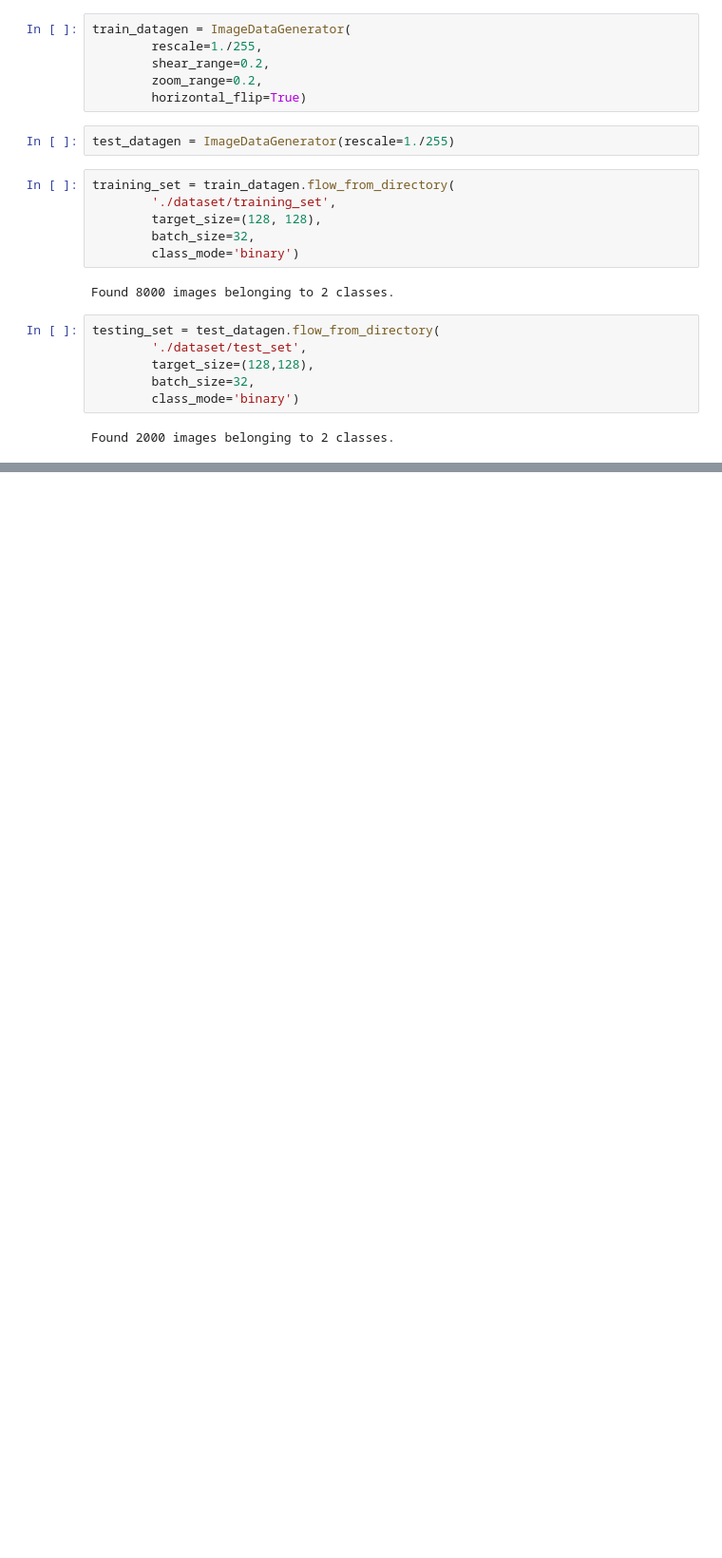
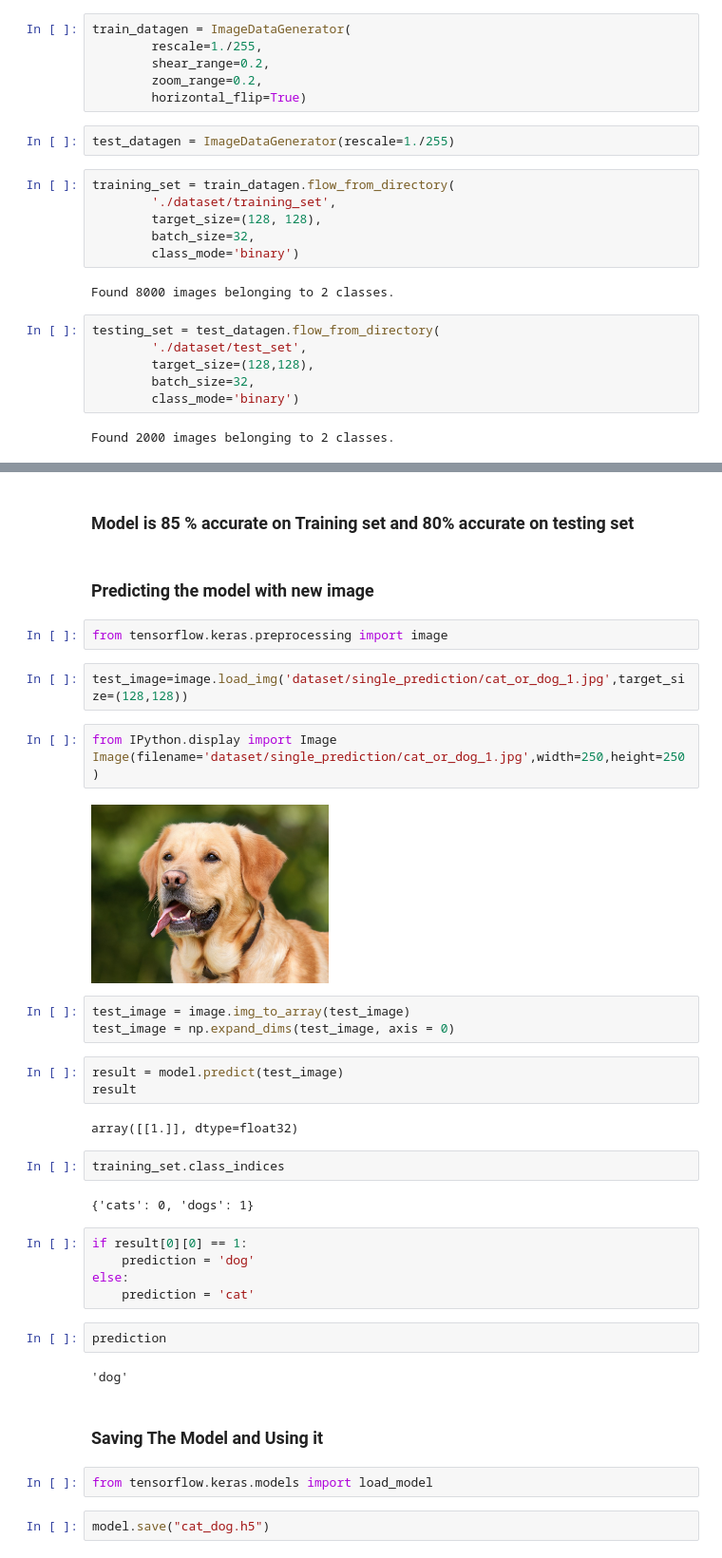
Before and after one commit to soumyajit4419/Deep_Learning_Projects, a Jupyter notebook: Cat_Dog_Classification [CNN]/Dog_Cat_Classifier.ipynb, the cells around one changed output, grey strips where cells are left out. Shown: that part at 95% size. Saved outputs shown, nothing was run; the diff lists cells and outputs as text; blank space fills up the shorter version.

Commit message:
added cnn with saved model

```diff
--- a/Cat_Dog_Classification [CNN]/Dog_Cat_Classifier.ipynb
+++ b/Cat_Dog_Classification [CNN]/Dog_Cat_Classifier.ipynb
@@ -101,0 +110,40 @@ Epoch 2/5
+# %% [markdown]
+### Model is 85 % accurate on Training set and 80% accurate on testing set
+# %% [markdown]
+### Predicting the model with new image
+# %%
+from tensorflow.keras.preprocessing import image
+# %%
+test_image=image.load_img('dataset/single_prediction/cat_or_dog_1.jpg',target_size=(128,128))
+# %%
+from IPython.display import Image
+Image(filename='dataset/single_prediction/cat_or_dog_1.jpg',width=250,height=250)
+# %% [output]
+[figure, added]
+# %%
+test_image = image.img_to_array(test_image)
+test_image = np.expand_dims(test_image, axis = 0)
+# %%
+result = model.predict(test_image)
+result
+# %% [output]
+array([[1.]], dtype=float32)
+# %%
+training_set.class_indices
+# %% [output]
+{'cats': 0, 'dogs': 1}
+# %%
+if result[0][0] == 1:
+    prediction = 'dog'
+else:
+    prediction = 'cat'
+# %%
+prediction
+# %% [output]
+'dog'
+# %% [markdown]
+### Saving The Model and Using it
+# %%
+from tensorflow.keras.models import load_model
+# %%
+model.save("cat_dog.h5")
```
Also changed, not shown: parts of 8 cells of this notebook, 3 other files.
